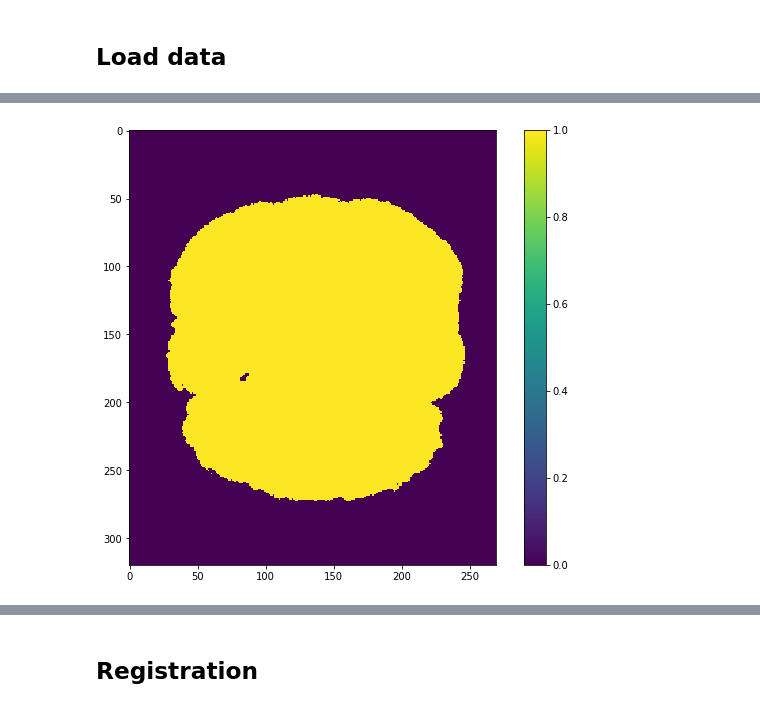
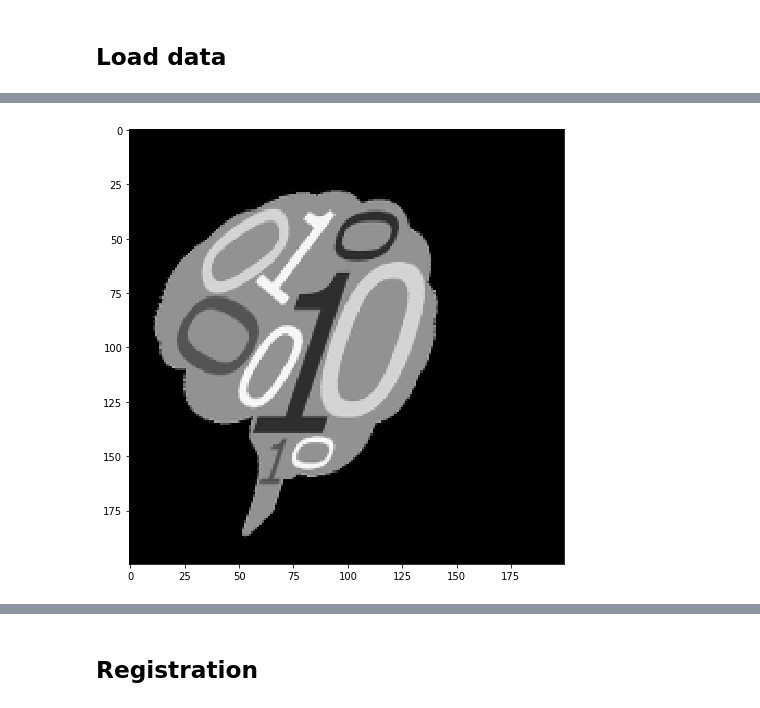
Before and after one commit to neurodata/ndreg, a Jupyter notebook: ndreg demo notebook.ipynb, the cells around one changed output, grey strips where cells are left out. Drawn from its saved outputs; the diff is of its cells as text; code cells hidden in the pictures.

Commit message:
updated example notebook and added sample data

```diff
--- a/ndreg demo notebook.ipynb
+++ b/ndreg demo notebook.ipynb
@@ -38,0 +22,2 @@ mask = preprocessor.create_iterative_mask(img, use_triangle=True)
+# %%
+img = sitk.GetImageFromArray(img_np)
@@ -38,0 +29,2 @@ mask = preprocessor.create_iterative_mask(img, use_triangle=True)
+# %%
+sample_transform = sitk.AffineTransform(2)
@@ -38,0 +33,2 @@ mask = preprocessor.create_iterative_mask(img, use_triangle=True)
+# %%
+img_transformed = registerer.resample(img, sample_transform, img, default_value=0)
@@ -39,6 +40,7 @@ mask = preprocessor.create_iterative_mask(img, use_triangle=True)
+# %%
+img_transformed_np = skimage.util.img_as_uint(sitk.GetArrayFromImage(img_transformed))
 # %%
-plt.imshow(mask[80,:,:])
-plt.colorbar()
+plt.imshow(img_transformed_np, cmap='gray')
 plt.show()
 # %% [output]
-[figure, old version]
+[figure, new version]
```
Also changed, not shown: parts of 78 cells of this notebook, 3 other files.
